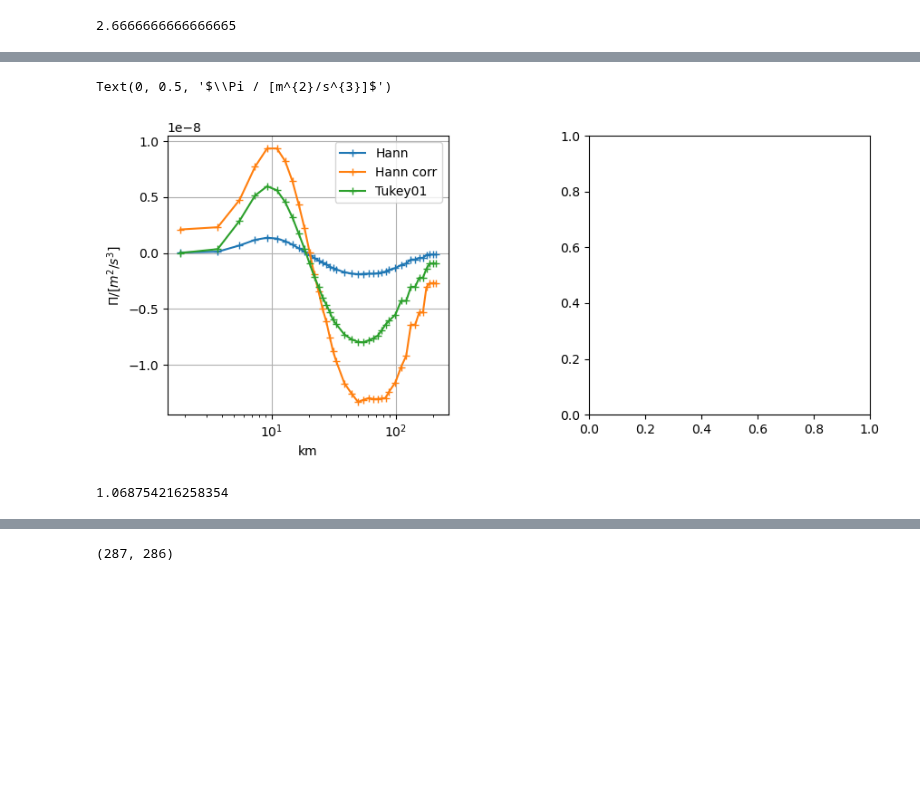
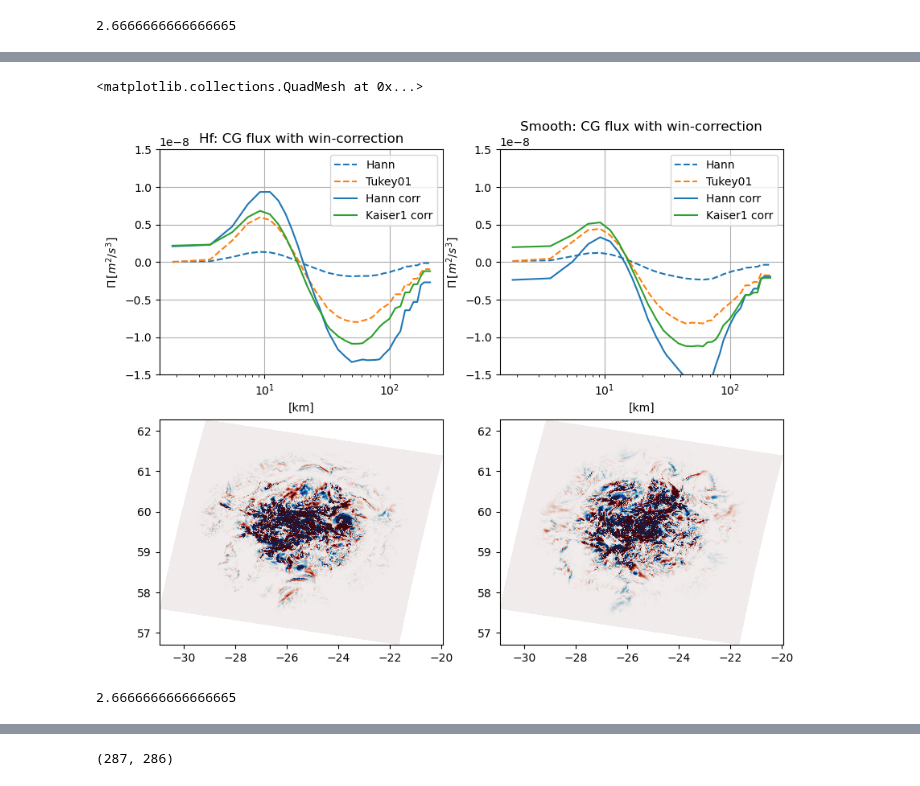
Before and after one commit to zsm1-hub/China_Israel, a Jupyter notebook: check_scale2scale.ipynb, the cells around one changed output, grey strips where cells are left out. Saved outputs shown, nothing was run; the diff lists cells and outputs as text; code cells hidden in the pictures; blank space fills up the shorter version.

```diff
--- a/check_scale2scale.ipynb
+++ b/check_scale2scale.ipynb
@@ -222,33 +297,61 @@ filtscale=ds['filtscale'].values
 # %%
 from matplotlib.gridspec import GridSpec
+colors={'#1f77b4','#ff7f0e','#2ca02c','#d62728','#9467bd','#8c564b','#e377c2','#7f7f7f','#bcbd22','#17becf'}
+from cmocean import cm
 
-fig2 = plt.figure(figsize=(10, 4))
-gs = GridSpec(1, 2, figure=fig2, height_ratios=[1], wspace=0.5)
+fig2 = plt.figure(figsize=(10, 8))
+gs = GridSpec(2, 2, figure=fig2)
 ax2 = [
-    [fig2.add_subplot(gs[0, 0]), fig2.add_subplot(gs[0, 1])]  # First row (3 columns)
+    [fig2.add_subplot(gs[0, 0]), fig2.add_subplot(gs[0, 1])],  # First row (3 columns)
+    [fig2.add_subplot(gs[1, 0]), fig2.add_subplot(gs[1, 1])]
 ]
 
 # ax2[0][0].semilogx(filtscale,Thm,marker='+',linewidth=1.5,label='no win')
-ax2[0][0].semilogx(filtscale/1e3,Thm_hann,marker='+',linewidth=1.5,label='Hann')
-ax2[0][0].semilogx(filtscale/1e3,Thm_hann_corr,marker='+',linewidth=1.5,label='Hann corr')
-ax2[0][0].semilogx(filtscale/1e3,Thm_tukey,marker='+',linewidth=1.5,label='Tukey01')
+ax2[0][0].semilogx(filtscale/1e3,Thm_hann_hf,linewidth=1.5,label='Hann',linestyle='--')
+ax2[0][0].semilogx(filtscale/1e3,Thm_tukey_hf,linewidth=1.5,label='Tukey01',linestyle='--')
+ax2[0][0].semilogx(filtscale/1e3,Thm_hann_corr_hf,color='#1f77b4',linewidth=1.5,label='Hann corr')
+ax2[0][0].semilogx(filtscale/1e3,Thm_kaiser_corr_hf,linewidth=1.5,label='Kaiser1 corr')
 
 # ax2[0][0].semilogx(filtscale,Thm_hann,marker='+',linewidth=1.5,label='hann')
 
 ax2[0][0].legend()
 ax2[0][0].grid(True)
-ax2[0][0].set_xlabel('km')
-ax2[0][0].set_ylabel('$\Pi / [m^{2}/s^{3}]$')
+ax2[0][0].set_xlabel('[km]')
+ax2[0][0].set_ylabel('$\Pi \, [m^{2}/s^{3}]$')
+ax2[0][0].set_title('Hf: CG flux with win-correction')
+ax2[0][0].set_ylim([-1.5e-8,1.5e-8])
+
+ax2[0][1].semilogx(filtscale/1e3,Thm_hann_sm,linewidth=1.5,label='Hann',linestyle='--')
+ax2[0][1].semilogx(filtscale/1e3,Thm_tukey_sm,linewidth=1.5,label='Tukey01',linestyle='--')
+ax2[0][1].semilogx(filtscale/1e3,Thm_hann_corr_sm,color='#1f77b4',linewidth=1.5,label='Hann corr')
+ax2[0][1].semilogx(filtscale/1e3,Thm_kaiser_corr_sm,linewidth=1.5,label='Kaiser1 corr')
+
+ax2[0][1].legend()
+ax2[0][1].grid(True)
+ax2[0][1].set_xlabel('[km]')
+ax2[0][1].set_ylabel('$\Pi \, [m^{2}/s^{3}]$')
+ax2[0][1].set_title('Smooth: CG flux with win-correction')
+ax2[0][1].set_ylim([-1.5e-8,1.5e-8])
+
+ax2[1][0].pcolormesh(lonr,latr,Th2_hann_corr_hf,cmap=cm.balance,vmin=-1e-6,vmax=1e-6)
+
+ax2[1][1].pcolormesh(lonr,latr,Th2_hann_corr_sm,cmap=cm.balance,vmin=-1e-6,vmax=1e-6)
 # %% [output]
-Text(0, 0.5, '$\\Pi / [m^{2}/s^{3}]$')
+<matplotlib.collections.QuadMesh at 0x...>
-[figure, old version]
+[figure, new version]
 # %%
 from skimage.filters import window
 from scipy.signal import get_window
 Nx=512
 
-window_x = window(('tukey',0.1), Nx)
-window_y = window(('tukey',0.1), Nx)
+# window_x = window(('tukey',0.1), Nx)
+# window_y = window(('tukey',0.1), Nx)
+# window_x = get_window(('kaiser',1), Nx)
+# window_y = get_window(('kaiser',1), Nx)
+# window_x = get_window(('tukey',0.1), Nx)
+# window_y = get_window(('tukey',0.1), Nx)
+window_x = get_window('hann', Nx)
+window_y = get_window('hann', Nx)
 w = np.outer(window_y, window_x)
 w.size
 
@@ -256,4 +359,4 @@ window_energy = np.sum(w**2)
 correction_factor = np.sqrt(w.size / window_energy)
 correction_factor
 # %% [output]
-1.068754216258354
+2.6666666666666665
```
Also changed, not shown: parts of 4 cells of this notebook.
